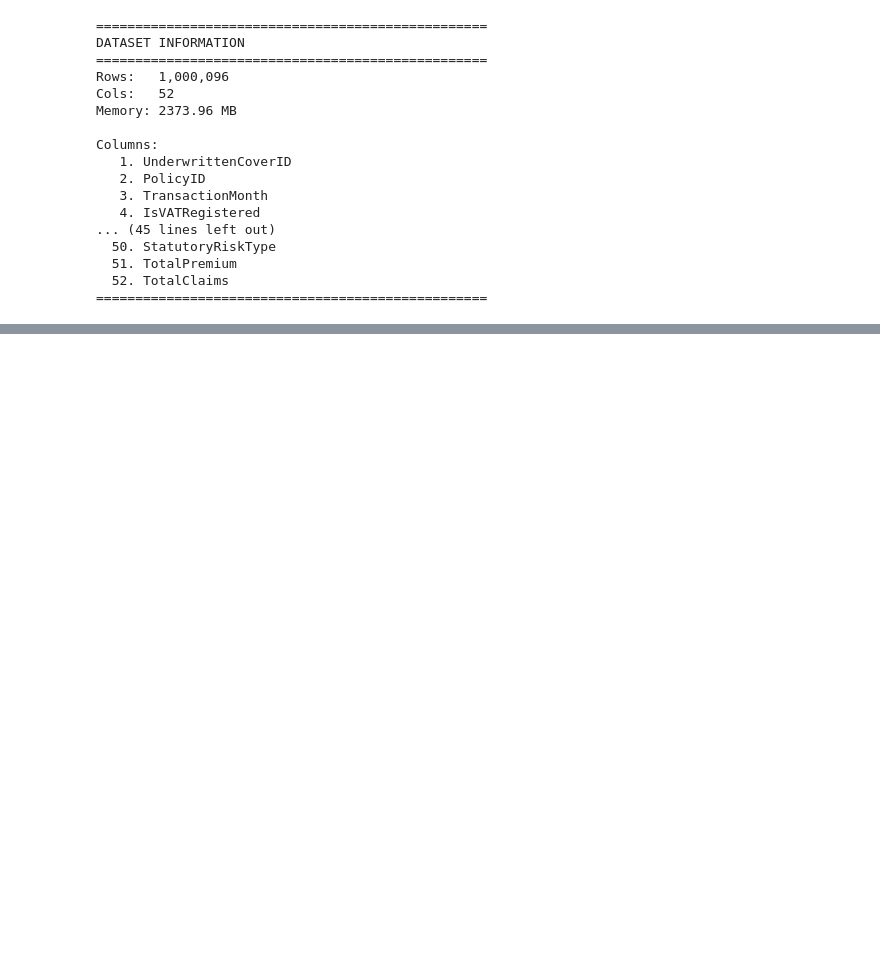
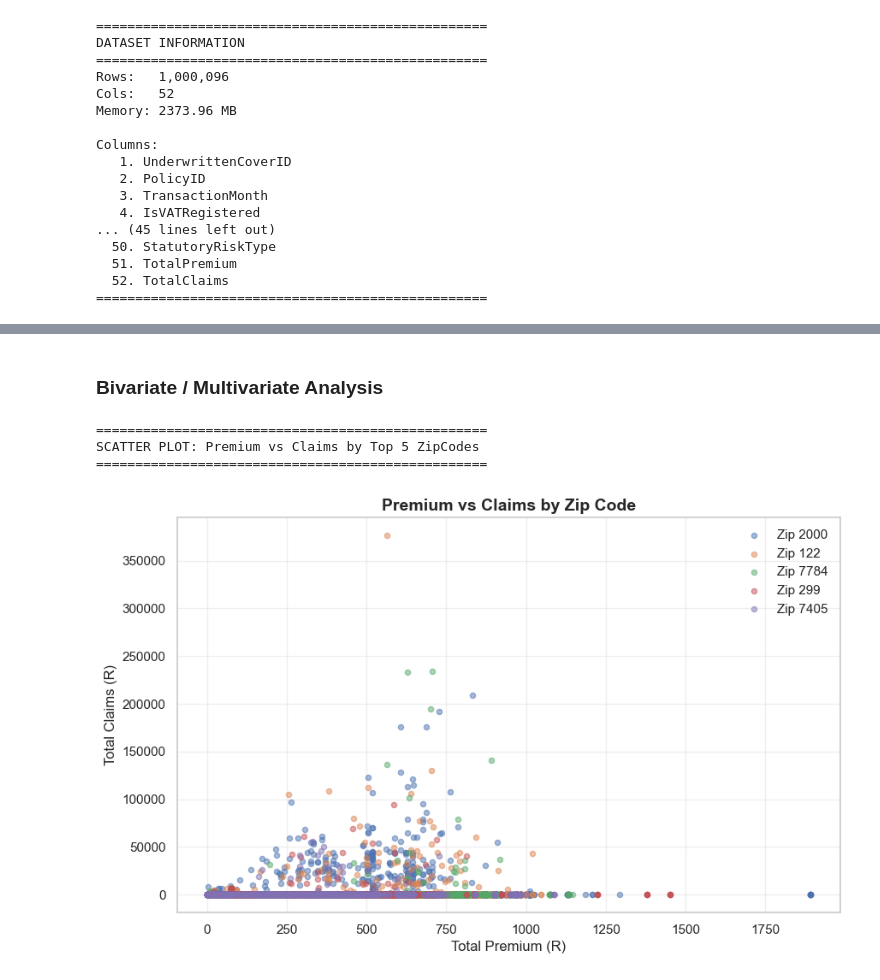
Before and after one commit to meronsisay/insurance-risk-analytics, a Jupyter notebook: notebooks/01_eda.ipynb, the cells around one changed output, grey strips where cells are left out. Cells and saved outputs as stored; diff of their text form; code cells hidden in the pictures; blank space fills up the shorter version.

```diff
--- a/notebooks/01_eda.ipynb
+++ b/notebooks/01_eda.ipynb
@@ -54,0 +274,30 @@ Columns:
+# %% [markdown]
+### Bivariate / Multivariate Analysis
+# %%
+
+print("=" * 50)
+print("SCATTER PLOT: Premium vs Claims by Top 5 ZipCodes")
+print("=" * 50)
+
+# Get top 5 zip codes with most policies
+top_zipcodes = df['PostalCode'].value_counts().head(5).index.tolist()
+
+# Create scatter plot
+plt.figure(figsize=(10, 6))
+
+for zipcode in top_zipcodes:
+    subset = df[df['PostalCode'] == zipcode]
+    plt.scatter(subset['TotalPremium'], subset['TotalClaims'],
+                label=f'Zip {zipcode}', alpha=0.5, s=20)
+
+plt.xlabel('Total Premium (R)', fontsize=12)
+plt.ylabel('Total Claims (R)', fontsize=12)
+plt.title('Premium vs Claims by Zip Code', fontsize=14, fontweight='bold')
+plt.legend()
+plt.grid(True, alpha=0.3)
+plt.show()
+# %% [output]
+==================================================
+SCATTER PLOT: Premium vs Claims by Top 5 ZipCodes
+==================================================
+[figure, added]
```
Also changed, not shown: parts of 25 cells of this notebook, 1 other file.
